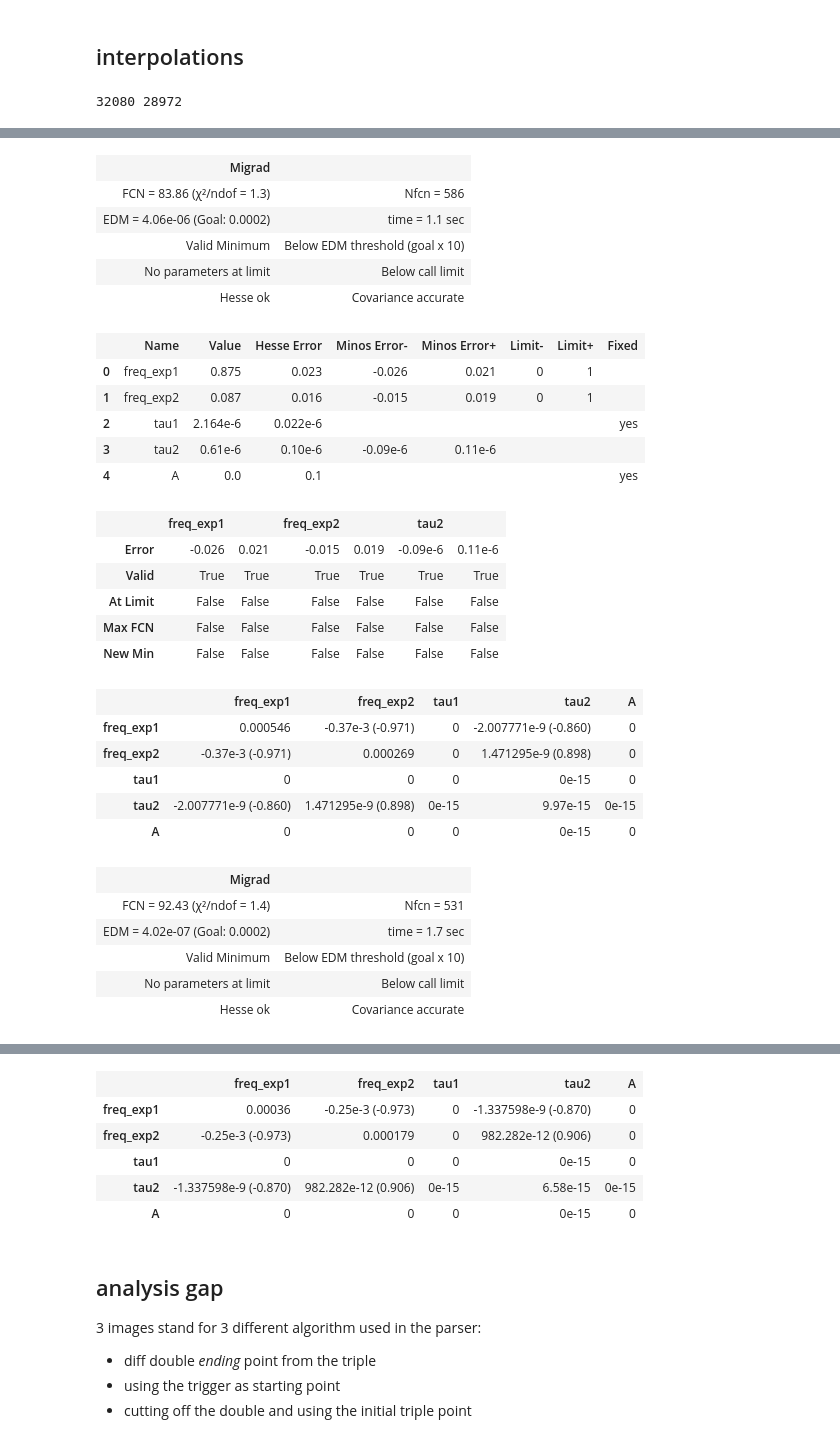
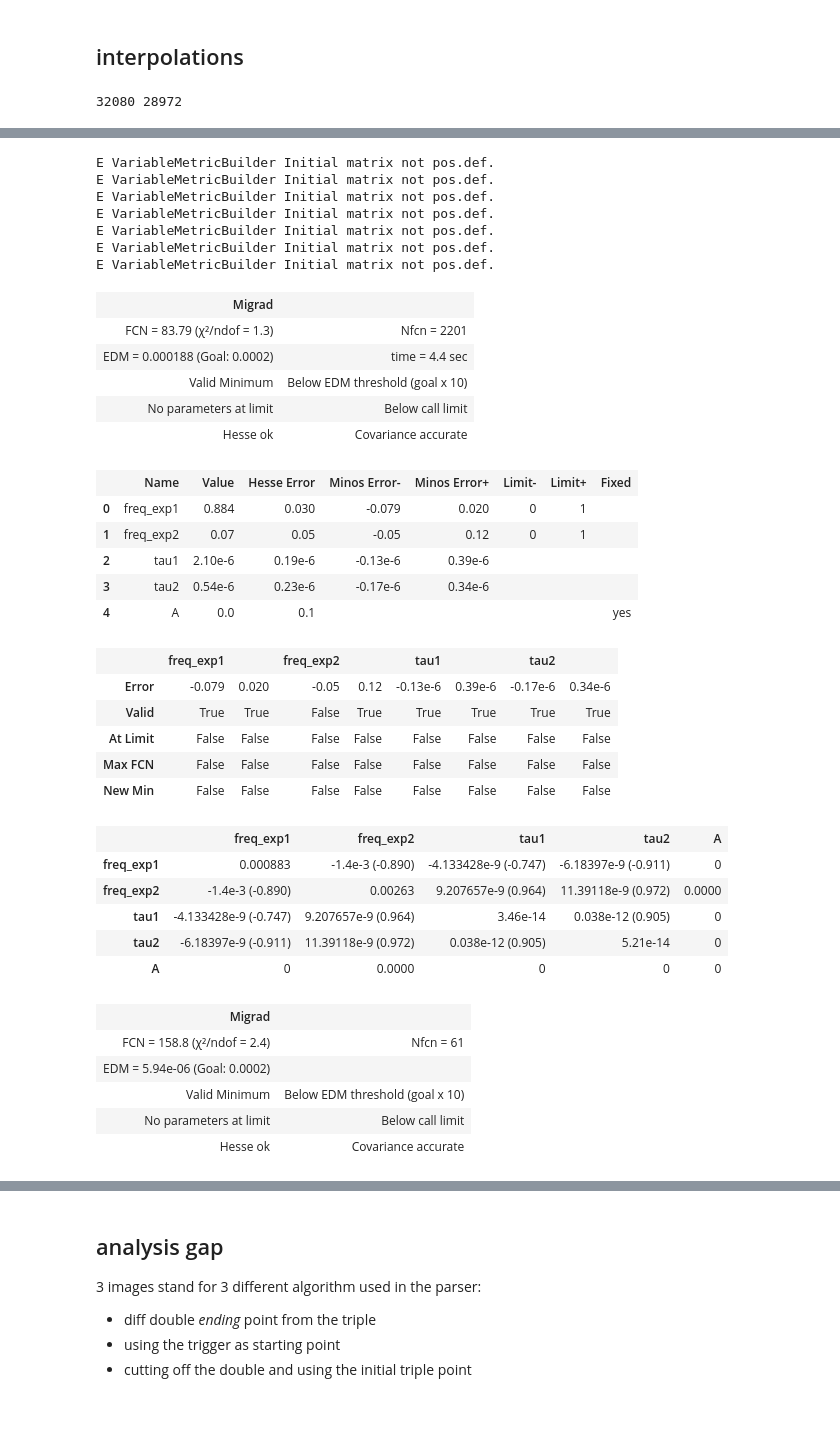
Before and after one commit to Matti-z/Lab-muons, a Jupyter notebook: hist_definitivo.ipynb, the cells around one changed output, grey strips where cells are left out. Cells and saved outputs as stored; diff of their text form; code cells hidden in the pictures; blank space fills up the shorter version.

```diff
--- a/hist_definitivo.ipynb
+++ b/hist_definitivo.ipynb
@@ -62,8 +62,8 @@ def normalization( model, min_dataset: int , max_dataset:int) -> float:
     cdf_diff = model.cdf(max_dataset) - model.cdf(min_dataset)
     return float(np.asarray(cdf_diff).item())
 
-def exp( x , N , min , max ,freq_exp1, A, tau1):
-    return freq_exp1*N*expon.cdf(x , A , tau1)/normalization(expon( loc = A , scale = tau1) , min , max)
+def exp( x , N , min , max, A, tau1):
+    return N*expon.cdf(x , A , tau1)/normalization(expon( loc = A , scale = tau1) , min , max)
 
 def exp_unif(x, N , min , max , freq_exp1, tau1, A):
     exp = expon( loc = A , scale = tau1)
@@ -126,7 +126,7 @@ data_g = np.concatenate((data_g_1, data_g_2 , data_g_3 , data_g_4))
 data_p = np.concatenate( (data_p_1 , data_p_2 , data_p_3 , data_p_4))
 
 
-data = np.concatenate((data_0, data_1, data_2, data_3, data_4, data_5, data_6, data_7, data_g, data_p , inv_data_1 , data_g , data_p))
+data = np.concatenate((data_0, data_1, data_2, data_3, data_4, data_5, data_6, data_7, data_g, data_p , inv_data_1))
 # %% [markdown]
 ## salt
 # %%
@@ -259,7 +259,7 @@ fig_salt_separated_runs.show()
 n_bins = 67
 
 
-data_refact:np.ndarray = data[(data > 7e-7)&(data < 6.5e-6)]## forse si può anche non tagliare dal basso
+data_refact:np.ndarray = data[(data > 0.4e-6)&(data < 7.3e-6)]## forse si può anche non tagliare dal basso
 
 
 # n = dataset_analysis( data_refact , exp , bins = n_bins , args= {"a": 1, "A": 0, "tau": TAU_MU})
@@ -560,29 +626,33 @@ def double_exp_unif( x , N , min , max,  freq_exp1 , freq_exp2 , tau1 , tau2 , A
 print(len(salt_g) , len(salt_p))
 double_exp_unif_args = {"freq_exp1": 0.1, "freq_exp2":0.9,  "tau1": tau_hat , "tau2":TAU_NaCl, "A":0}
 
+
+# Interpolazione Giunone
 g = dataset_analysis( salt_g_refact , double_exp_unif , bins = n_bins , args=double_exp_unif_args)
 g.limits["freq_exp1" , "freq_exp2"] = (0,1) #type:ignore
-g.fixed["tau1"] = True
+# g.fixed["tau1"] = True
 end(g , False)
 
+
+# interpolazione Partenope
 p = dataset_analysis( salt_p_refact , double_exp_unif , bins = n_bins , args=double_exp_unif_args)
 p.limits["freq_exp1" , "freq_exp2"] = (0,1) #type:ignore
-p.fixed["tau1"] = True
+# p.fixed["tau1"] = True
 # p.fixed["e"] = True
 end(p)
 
 
 
-
+# interpolazione Completa
 complete_salt = np.append( salt_g , salt_p)
 complete_salt_refact = complete_salt[complete_salt>2.5e-7]
 
-
-comp = dataset_analysis( complete_salt_refact , double_exp_unif , bins = n_bins , args=double_exp_unif_args)
-comp.limits["freq_exp1" , "freq_exp2"] = (0,1) #type:ignore
+double_exp_unif_args = {"freq_exp1": 0.88, "freq_exp2":0.1,  "tau1": tau_hat , "tau2":TAU_NaCl, "A":0}
+double_exp_args = {"freq_exp1": 0.88,  "tau1": tau_hat , "tau2":TAU_NaCl, "A":0}
+comp = dataset_analysis( complete_salt_refact , double_exp , bins = n_bins , args=double_exp_args)
+comp.limits["freq_exp1"] = (0,1) #type:ignore
 comp.fixed["tau1"] = True
-# comp.fixed["e"] = True
-end(comp)
+end(comp , False)
 # %% [output]
 32080 28972
 | Migrad |  |
@@ -606,30 +676,37 @@ end(comp)
+E VariableMetricBuilder Initial matrix not pos.def.
+E VariableMetricBuilder Initial matrix not pos.def.
+E VariableMetricBuilder Initial matrix not pos.def.
+E VariableMetricBuilder Initial matrix not pos.def.
+E VariableMetricBuilder Initial matrix not pos.def.
+E VariableMetricBuilder Initial matrix not pos.def.
+E VariableMetricBuilder Initial matrix not pos.def.
 | Migrad |  |
-| FCN = 83.86 (χ²/ndof = 1.3) | Nfcn = 586 |
-| EDM = 4.06e-06 (Goal: 0.0002) | time = 1.1 sec |
+| FCN = 83.79 (χ²/ndof = 1.3) | Nfcn = 2201 |
+| EDM = 0.000188 (Goal: 0.0002) | time = 4.4 sec |
 | Valid Minimum | Below EDM threshold (goal x 10) |
 | No parameters at limit | Below call limit |
 | Hesse ok | Covariance accurate |
 |  | Name | Value | Hesse Error | Minos Error- | Minos Error+ | Limit- | Limit+ | Fixed |
-| 0 | freq_exp1 | 0.875 | 0.023 | -0.026 | 0.021 | 0 | 1 |  |
-| 1 | freq_exp2 | 0.087 | 0.016 | -0.015 | 0.019 | 0 | 1 |  |
-| 2 | tau1 | 2.164e-6 | 0.022e-6 |  |  |  |  | yes |
-| 3 | tau2 | 0.61e-6 | 0.10e-6 | -0.09e-6 | 0.11e-6 |  |  |  |
+| 0 | freq_exp1 | 0.884 | 0.030 | -0.079 | 0.020 | 0 | 1 |  |
+| 1 | freq_exp2 | 0.07 | 0.05 | -0.05 | 0.12 | 0 | 1 |  |
+| 2 | tau1 | 2.10e-6 | 0.19e-6 | -0.13e-6 | 0.39e-6 |  |  |  |
+| 3 | tau2 | 0.54e-6 | 0.23e-6 | -0.17e-6 | 0.34e-6 |  |  |  |
 | 4 | A | 0.0 | 0.1 |  |  |  |  | yes |
-|  | freq_exp1 |  | freq_exp2 |  | tau2 |  |
-| Error | -0.026 | 0.021 | -0.015 | 0.019 | -0.09e-6 | 0.11e-6 |
-| Valid | True | True | True | True | True | True |
-| At Limit | False | False | False | False | False | False |
-| Max FCN | False | False | False | False | False | False |
-| New Min | False | False | False | False | False | False |
+|  | freq_exp1 |  | freq_exp2 |  | tau1 |  | tau2 |  |
+| Error | -0.079 | 0.020 | -0.05 | 0.12 | -0.13e-6 | 0.39e-6 | -0.17e-6 | 0.34e-6 |
+| Valid | True | True | False | True | True | True | True | True |
+| At Limit | False | False | False | False | False | False | False | False |
+| Max FCN | False | False | False | False | False | False | False | False |
+| New Min | False | False | False | False | False | False | False | False |
 |  | freq_exp1 | freq_exp2 | tau1 | tau2 | A |
-| freq_exp1 | 0.000546 | -0.37e-3 (-0.971) | 0 | -2.007771e-9 (-0.860) | 0 |
-| freq_exp2 | -0.37e-3 (-0.971) | 0.000269 | 0 | 1.471295e-9 (0.898) | 0 |
-| tau1 | 0 | 0 | 0 | 0e-15 | 0 |
-| tau2 | -2.007771e-9 (-0.860) | 1.471295e-9 (0.898) | 0e-15 | 9.97e-15 | 0e-15 |
-| A | 0 | 0 | 0 | 0e-15 | 0 |
+| freq_exp1 | 0.000883 | -1.4e-3 (-0.890) | -4.133428e-9 (-0.747) | -6.18397e-9 (-0.911) | 0 |
+| freq_exp2 | -1.4e-3 (-0.890) | 0.00263 | 9.207657e-9 (0.964) | 11.39118e-9 (0.972) | 0.0000 |
+| tau1 | -4.133428e-9 (-0.747) | 9.207657e-9 (0.964) | 3.46e-14 | 0.038e-12 (0.905) | 0 |
+| tau2 | -6.18397e-9 (-0.911) | 11.39118e-9 (0.972) | 0.038e-12 (0.905) | 5.21e-14 | 0 |
+| A | 0 | 0.0000 | 0 | 0 | 0 |
 | Migrad |  |
-| FCN = 92.43 (χ²/ndof = 1.4) | Nfcn = 531 |
-| EDM = 4.02e-07 (Goal: 0.0002) | time = 1.7 sec |
+| FCN = 158.8 (χ²/ndof = 2.4) | Nfcn = 61 |
+| EDM = 5.94e-06 (Goal: 0.0002) |  |
 | Valid Minimum | Below EDM threshold (goal x 10) |
 | No parameters at limit | Below call limit |
 | Hesse ok | Covariance accurate |
@@ -648,9 +723,3 @@ end(comp)
-|  | freq_exp1 | freq_exp2 | tau1 | tau2 | A |
-| freq_exp1 | 0.00036 | -0.25e-3 (-0.973) | 0 | -1.337598e-9 (-0.870) | 0 |
-| freq_exp2 | -0.25e-3 (-0.973) | 0.000179 | 0 | 982.282e-12 (0.906) | 0 |
-| tau1 | 0 | 0 | 0 | 0e-15 | 0 |
-| tau2 | -1.337598e-9 (-0.870) | 982.282e-12 (0.906) | 0e-15 | 6.58e-15 | 0e-15 |
-| A | 0 | 0 | 0 | 0e-15 | 0 |
 # %% [markdown]
 ## analysis gap
 3 images stand for 3 different algorithm used in the parser:
```
Also changed, not shown: parts of 18 cells of this notebook.
